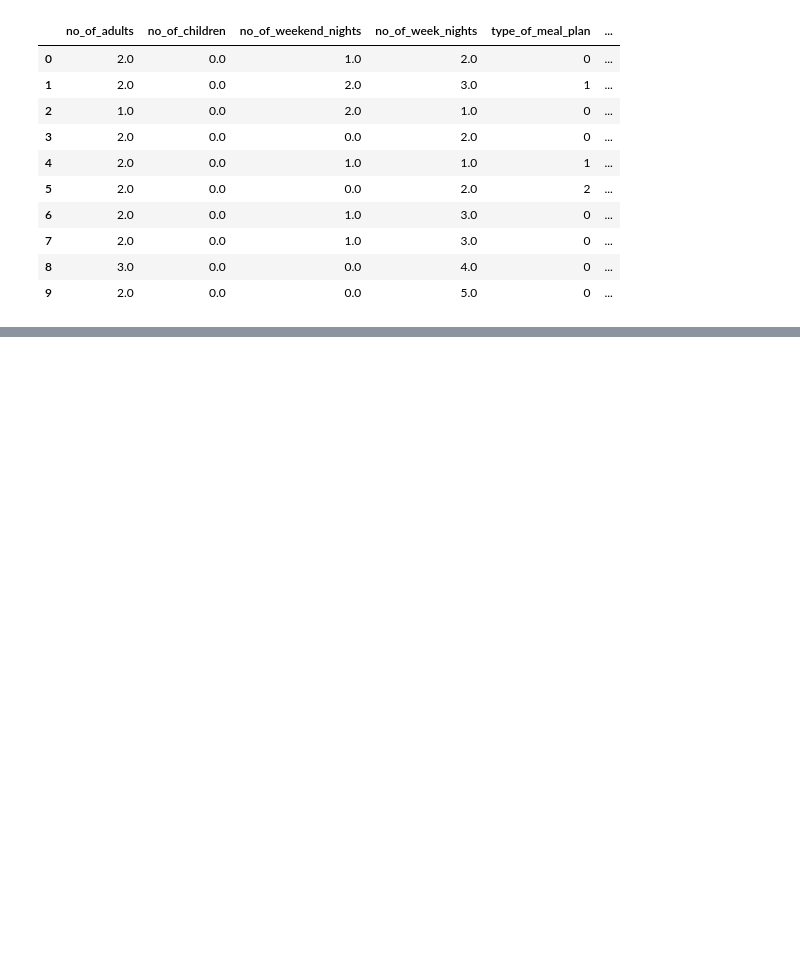
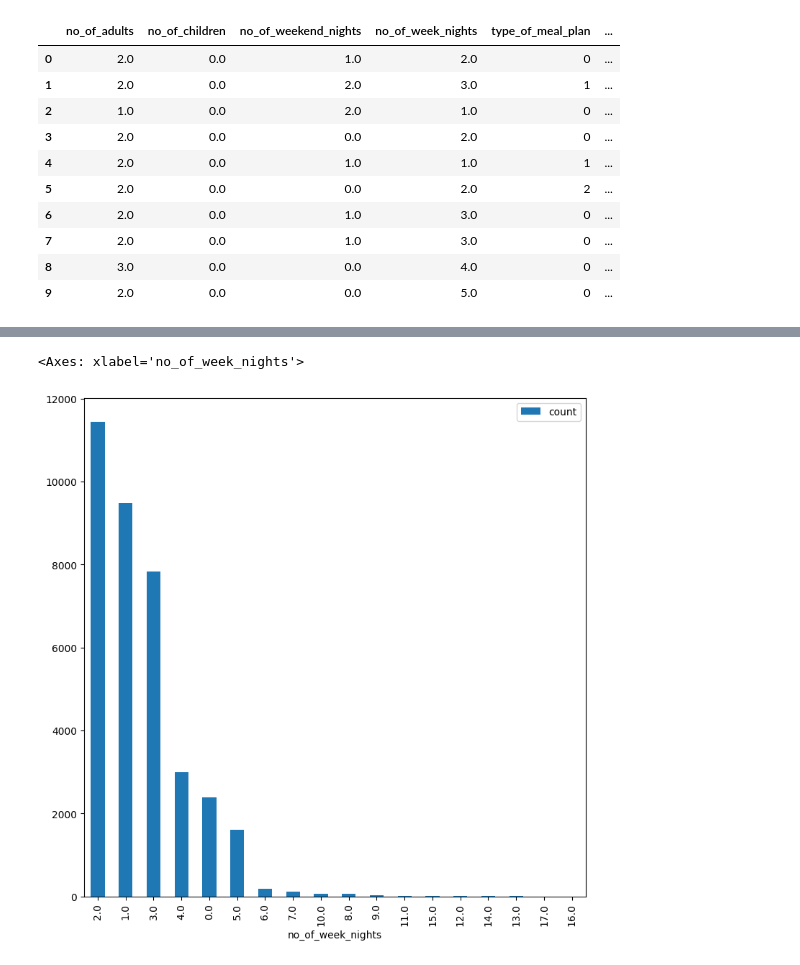
Before and after one commit to OmarAshraf1911/Data_Science, a Jupyter notebook: hotel.ipynb, the cells around one changed output, grey strips where cells are left out. Cells and saved outputs as stored; diff of their text form; code cells hidden in the pictures; blank space fills up the shorter version.

```diff
--- a/hotel.ipynb
+++ b/hotel.ipynb
@@ -427,0 +448,5 @@ dataClean.head(10)
+# %%
+new_data_clean.groupby('no_of_week_nights')['Booking_ID'].agg(['count']).sort_values(by='count',ascending=False).plot(kind='bar',figsize=(9,9))
+# %% [output]
+<Axes: xlabel='no_of_week_nights'>
+[figure, added]
```
Also changed, not shown: parts of 39 cells of this notebook.
